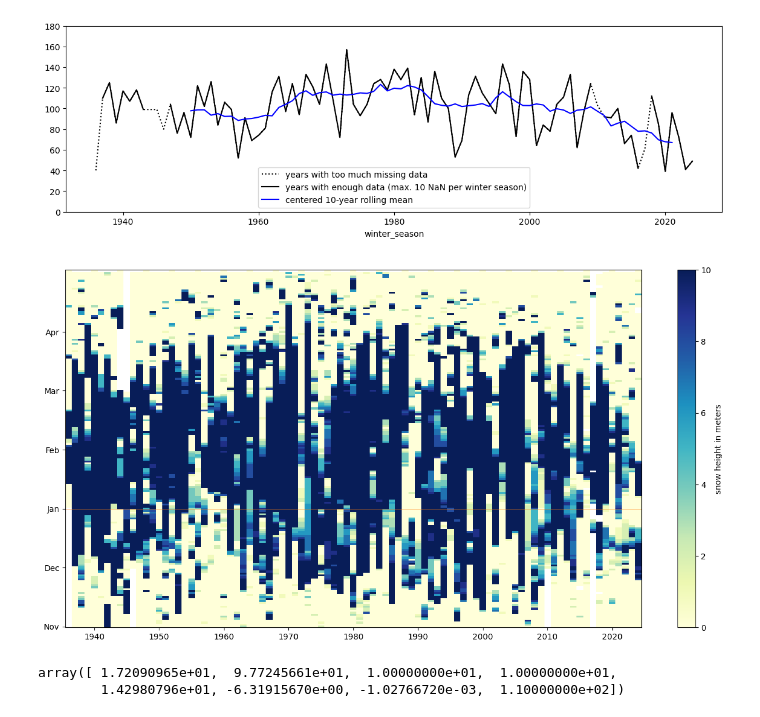
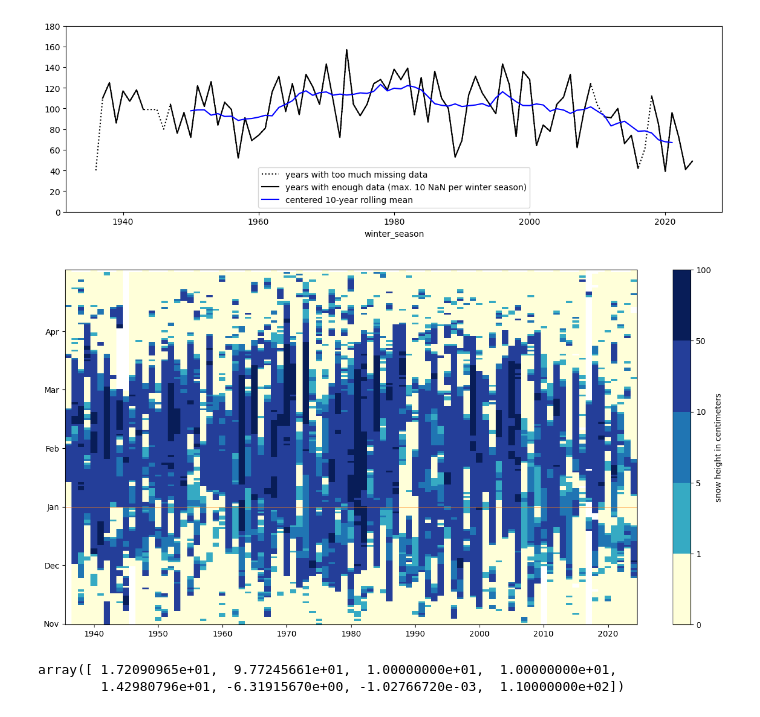
Before and after one commit to cchwala/dwd_snow_data_analysis, a Jupyter notebook: days_with_snow_cover.ipynb, the cells around one changed output. Saved outputs shown, nothing was run; the diff lists cells and outputs as text; code cells hidden in the pictures.

Commit message:
Nice colormap in heatmap of snowcover over years

```diff
--- a/days_with_snow_cover.ipynb
+++ b/days_with_snow_cover.ipynb
@@ -221,13 +221,30 @@ df_shifted['year'] = df_shifted.index.year
 df_pivoted = df_shifted.pivot(index='year', columns='day_of_year', values='SHK_TAG')
 #df_pivoted
 # %%
+from matplotlib.colors import BoundaryNorm, LinearSegmentedColormap
+
+cmap = plt.get_cmap('YlGnBu', 256)
+colors = [cmap(0),] + [cmap(i) for i in range(100, 256)]
+cmap = LinearSegmentedColormap.from_list('cut_YlGnBu', colors)
+
+levels=[0, 1, 5, 10, 50, 100]
+norm = BoundaryNorm(levels, ncolors=cmap.N)
+
+
+
 fig, ax = plt.subplots(figsize=(16, 8))
-pc = plt.pcolormesh(df_pivoted.index, df_pivoted.columns - 5 * 30, df_pivoted.T, vmin=0, vmax=10, cmap='YlGnBu');
+pc = plt.pcolormesh(
+    df_pivoted.index,
+    df_pivoted.columns - 5 * 30,
+    df_pivoted.T,
+    norm=norm,
+    cmap=cmap,
+);
 plt.yticks([-60, -30, 0, 30, 60, 90], labels=['Nov', 'Dec', 'Jan', 'Feb', 'Mar', 'Apr']);
 plt.axhline(y=0, c='C1', linewidth=0.5)
-plt.colorbar(pc, label='snow height in meters');
+plt.colorbar(pc, label='snow height in centimeters');
 # %% [output]
-[figure, old version]
+[figure, new version]
 # %%
 from scipy.optimize import curve_fit
 
```
